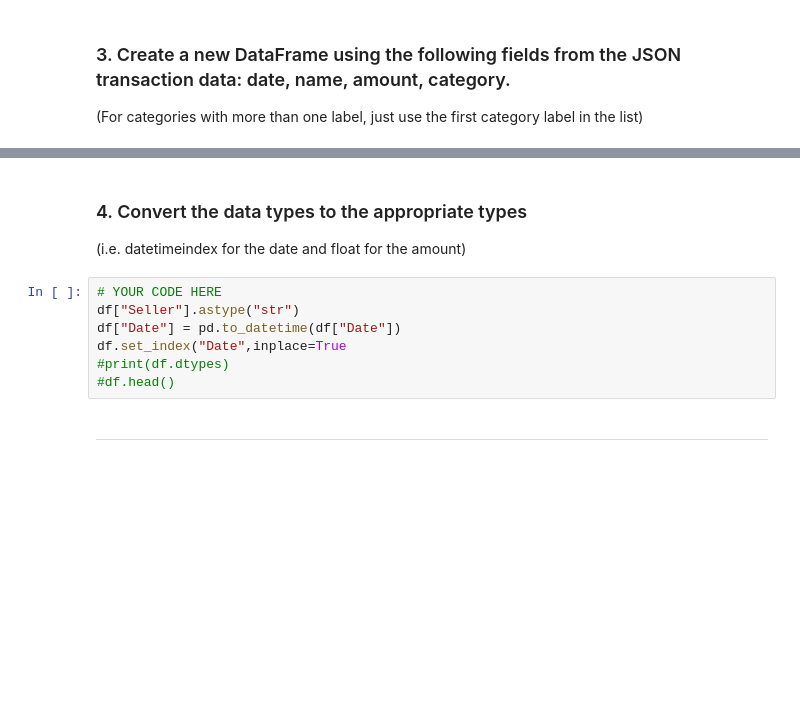
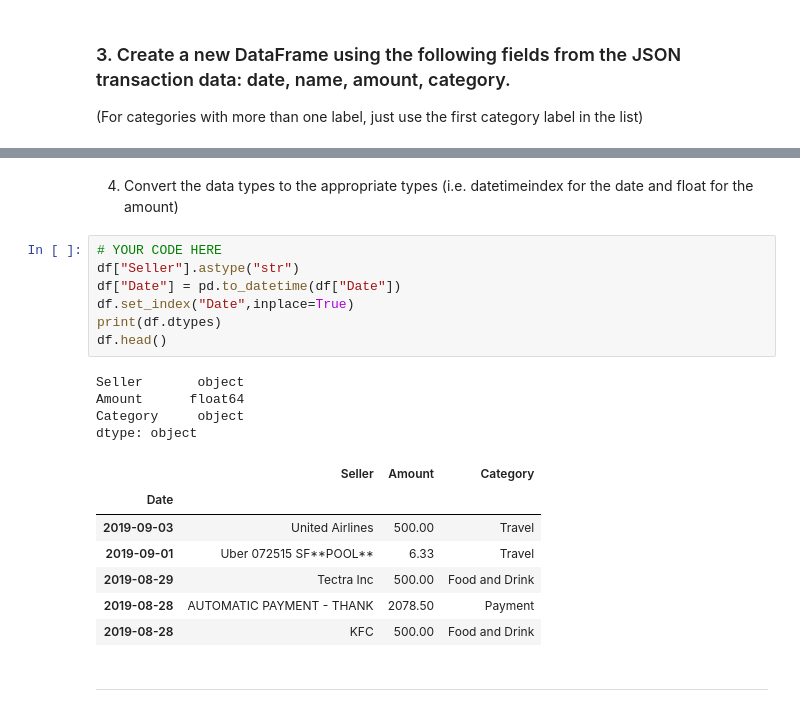
Before and after one commit to Rcantu/APIhw, a Jupyter notebook: account_summary.ipynb, the cells around one changed output, grey strips where cells are left out. Cells and saved outputs as stored; diff of their text form; blank space fills up the shorter version.

```diff
--- a/account_summary.ipynb
+++ b/account_summary.ipynb
@@ -138,14 +196,25 @@ df.head()
 # %% [markdown]
-### 4. Convert the data types to the appropriate types
-
+4. Convert the data types to the appropriate types
 (i.e. datetimeindex for the date and float for the amount)
 # %%
 # YOUR CODE HERE
 df["Seller"].astype("str")
 df["Date"] = pd.to_datetime(df["Date"])
-df.set_index("Date",inplace=True
-#print(df.dtypes)
-#df.head()
+df.set_index("Date",inplace=True)
+print(df.dtypes)
+df.head()
+# %% [output]
+Seller       object
+Amount      float64
+Category     object
+dtype: object
+|  | Seller | Amount | Category |
+| Date |  |  |  |
+| 2019-09-03 | United Airlines | 500.00 | Travel |
+| 2019-09-01 | Uber 072515 SF**POOL** | 6.33 | Travel |
+| 2019-08-29 | Tectra Inc | 500.00 | Food and Drink |
+| 2019-08-28 | AUTOMATIC PAYMENT - THANK | 2078.50 | Payment |
+| 2019-08-28 | KFC | 500.00 | Food and Drink |
 # %% [markdown]
 ---
 # %% [markdown]
```
Also changed, not shown: parts of 12 cells of this notebook, 1 other file.
